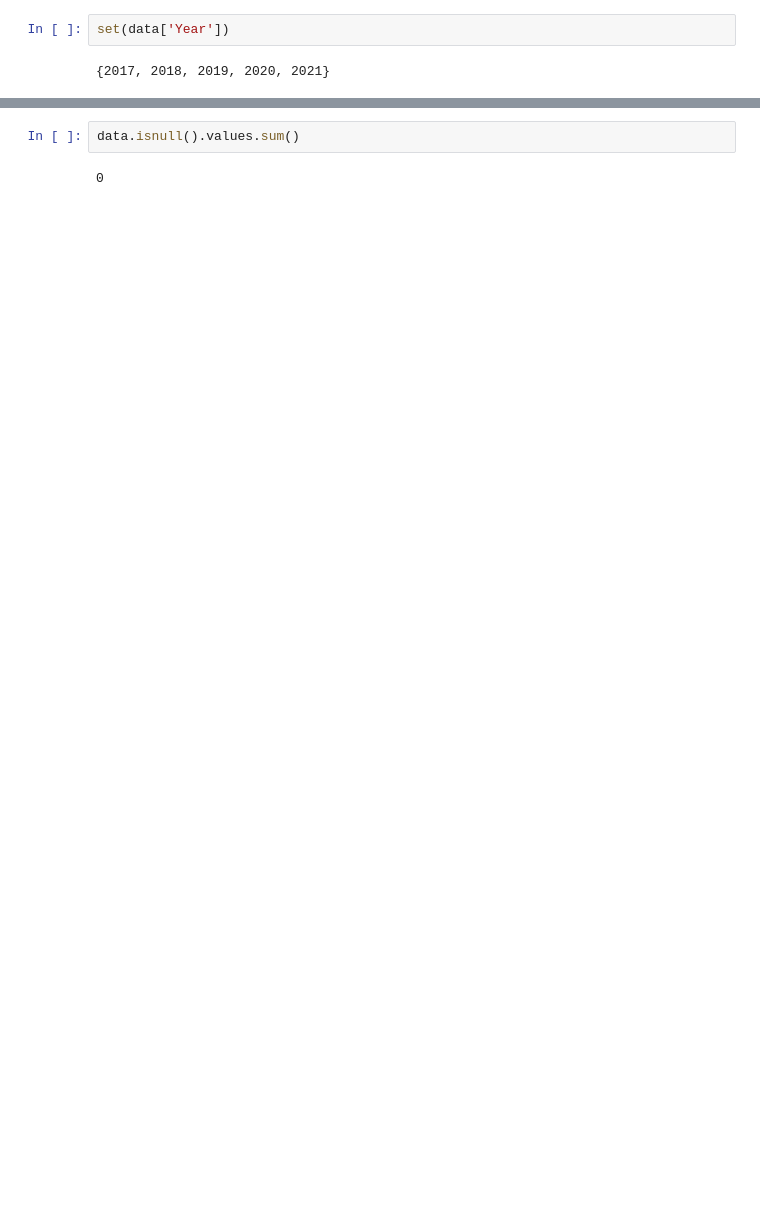
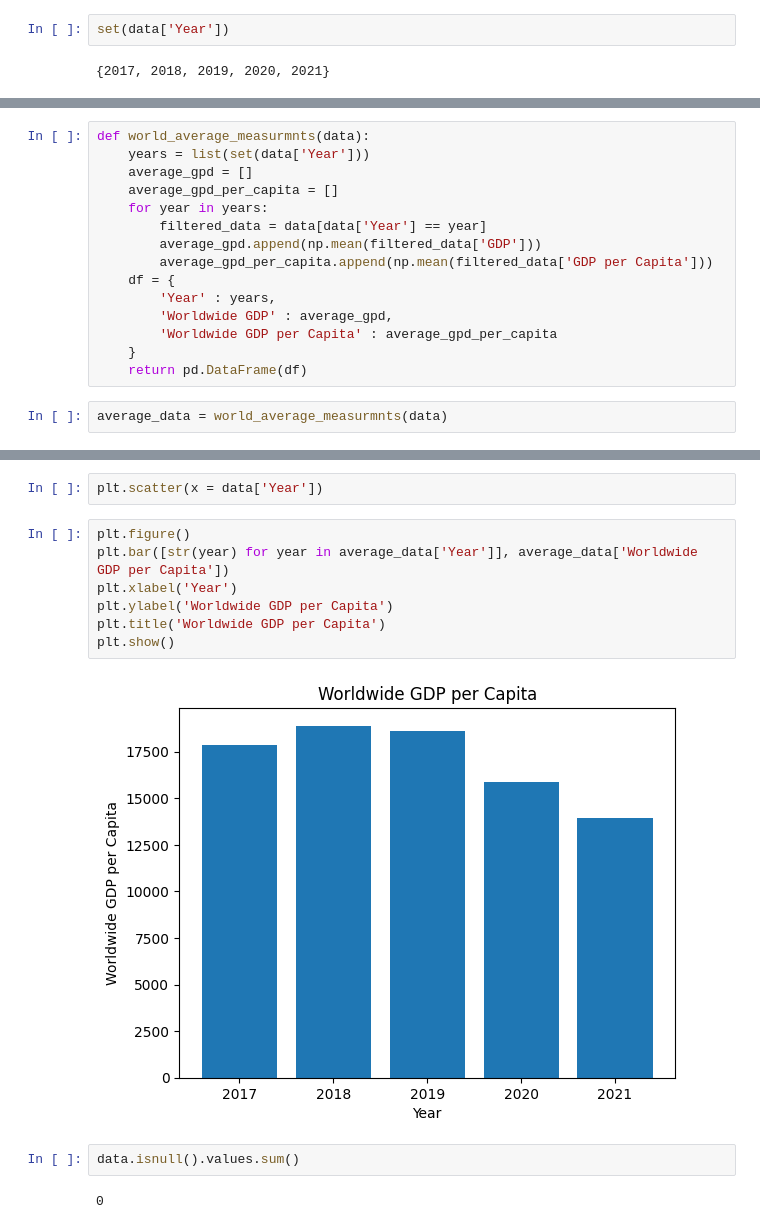
Before and after one commit to MoAly7yaei/RihalIntern, a Jupyter notebook: Regression/notebook_2.ipynb, the cells around one changed output, grey strips where cells are left out. Saved outputs shown, nothing was run; the diff lists cells and outputs as text; blank space fills up the shorter version.

```diff
--- a/Regression/notebook_2.ipynb
+++ b/Regression/notebook_2.ipynb
@@ -23,0 +99,17 @@ set(data['Year'])
+# %%
+def world_average_measurmnts(data):
+    years = list(set(data['Year']))
+    average_gpd = []
+    average_gpd_per_capita = []
+    for year in years:
+        filtered_data = data[data['Year'] == year]
+        average_gpd.append(np.mean(filtered_data['GDP']))
+        average_gpd_per_capita.append(np.mean(filtered_data['GDP per Capita']))
+    df = {
+        'Year' : years,
+        'Worldwide GDP' : average_gpd,
+        'Worldwide GDP per Capita' : average_gpd_per_capita
+    }
+    return pd.DataFrame(df)
+# %%
+average_data = world_average_measurmnts(data)
@@ -24,3 +125,14 @@ set(data['Year'])
+# %%
+plt.scatter(x = data['Year'])
+# %%
+plt.figure()
+plt.bar([str(year) for year in average_data['Year']], average_data['Worldwide GDP per Capita'])
+plt.xlabel('Year')
+plt.ylabel('Worldwide GDP per Capita')
+plt.title('Worldwide GDP per Capita')
+plt.show()
+# %% [output]
+[figure, added]
 # %%
 data.isnull().values.sum()
 # %% [output]
```
Also changed, not shown: parts of 41 cells of this notebook.
